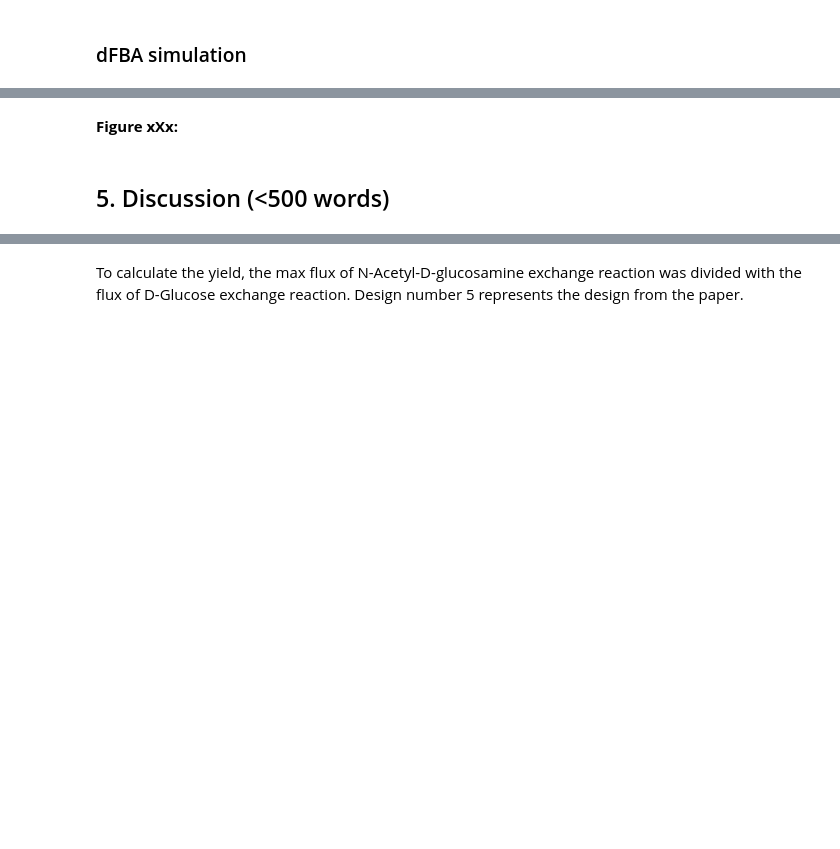
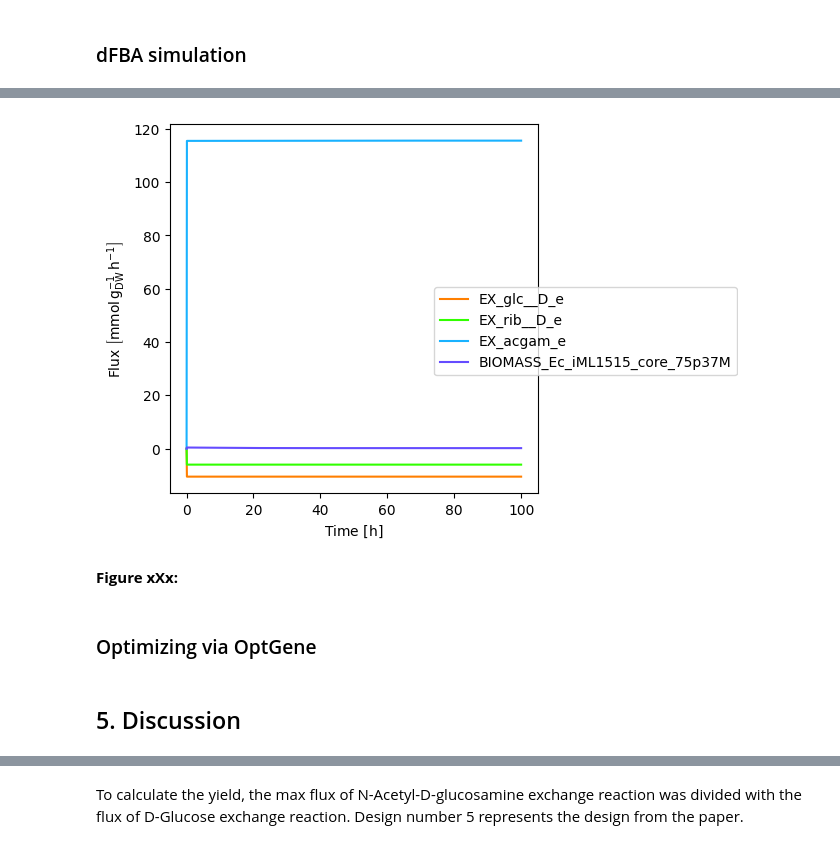
Before and after one commit to 27410/27410-group-assigment-group-13-glucosamine-in-e-coli, a Jupyter notebook: Report.ipynb, the cells around one changed output, grey strips where cells are left out. Saved outputs shown, nothing was run; the diff lists cells and outputs as text; code cells hidden in the pictures; blank space fills up the shorter version.

```diff
--- a/Report.ipynb
+++ b/Report.ipynb
@@ -453,4 +601,10 @@ As can be seen in figure xXx, biomass quickly increases, later followed by gluco
+# %%
+plot_trajectories(trajectories)
+# %% [output]
+[figure, added]
 # %% [markdown]
 **Figure xXx:**
+# %% [markdown]
+### Optimizing via OptGene
 # %% [markdown]
-## 5. Discussion (<500 words)
+## 5. Discussion
```
Also changed, not shown: parts of 20 cells of this notebook.
